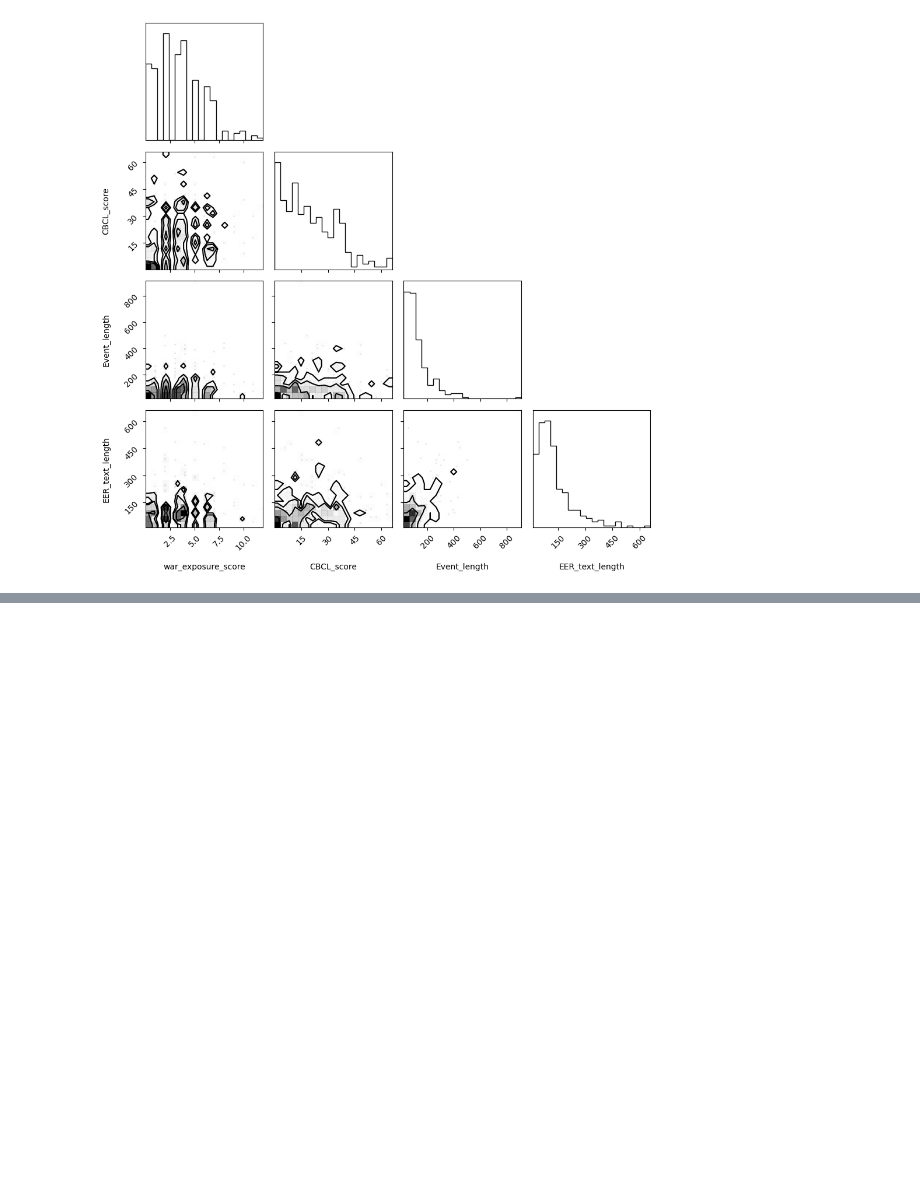
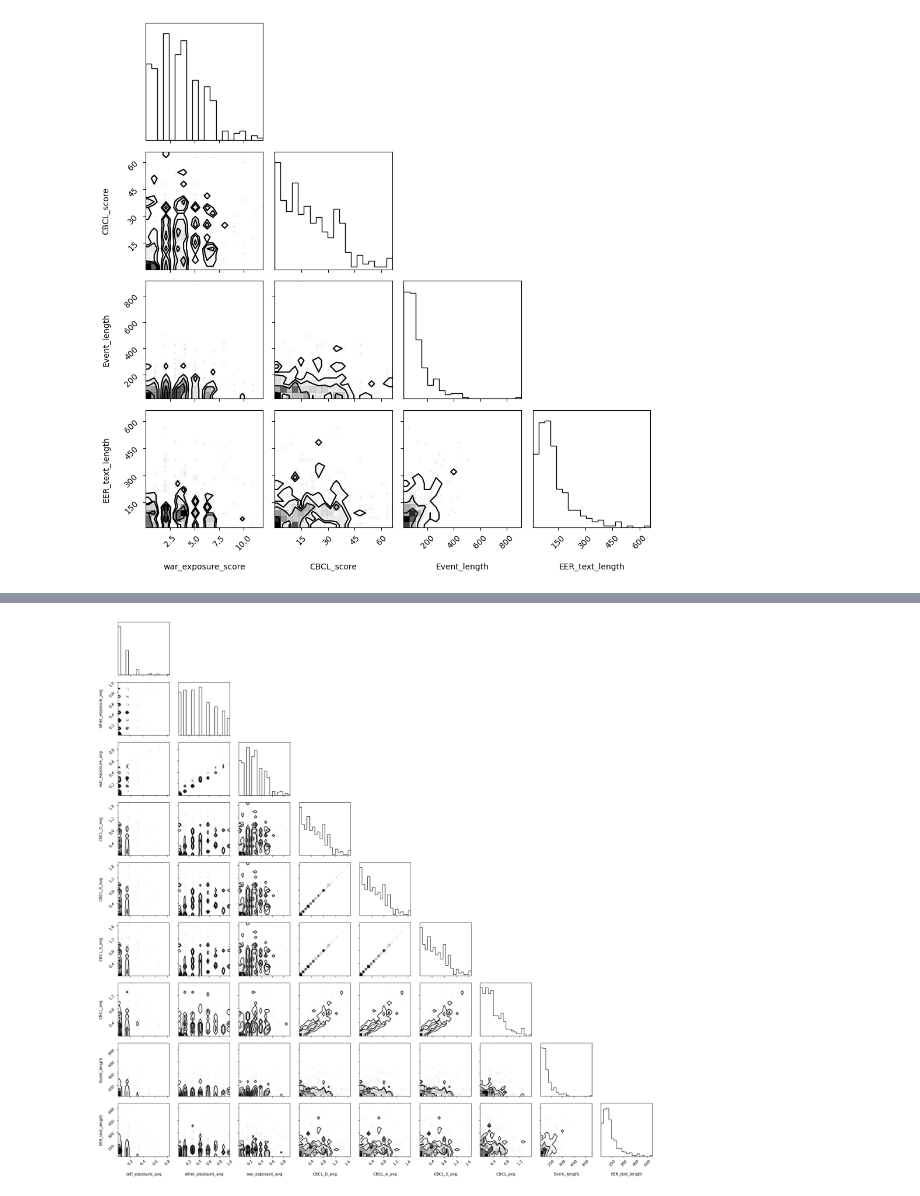
Before and after one commit to OfriA/AppliedProject52056, a Jupyter notebook: data/DataExploration.ipynb, the cells around one changed output, grey strips where cells are left out. Saved outputs shown, nothing was run; the diff lists cells and outputs as text; code cells hidden in the pictures; blank space fills up the shorter version.

```diff
--- a/data/DataExploration.ipynb
+++ b/data/DataExploration.ipynb
@@ -132,0 +161,4 @@ plt.show()
+# %%
+data['self_exposure_avg'] = np.mean(data[self_exposure_features], axis=1)
+data['other_exposure_avg'] = np.mean(data[other_exposure_features], axis=1)
+data['war_exposure_avg'] = np.mean(data[self_exposure_features + other_exposure_features], axis=1)
@@ -132,0 +181,5 @@ plt.show()
+# %%
+data['CBCL_D_avg'] = np.mean(data[CBCL_D_features], axis=1)
+data['CBCL_A_avg'] = np.mean(data[CBCL_D_features], axis=1)
+data['CBCL_S_avg'] = np.mean(data[CBCL_D_features], axis=1)
+data['CBCL_avg'] = np.mean(data[CBCL_features], axis=1)
@@ -132,0 +223,9 @@ plt.show()
+# %%
+data[['self_exposure_avg', 'other_exposure_avg', 'war_exposure_avg','CBCL_D_avg', 'CBCL_A_avg', 'CBCL_S_avg', 'CBCL_avg', 'Event_length', 'EER_text_length']]
+# Generate corner plot using ArviZ
+labels = data[['self_exposure_avg', 'other_exposure_avg', 'war_exposure_avg','CBCL_D_avg', 'CBCL_A_avg', 'CBCL_S_avg', 'CBCL_avg', 'Event_length', 'EER_text_length']].columns.tolist()  # Get column names as labels
+figure = corner.corner(data[['self_exposure_avg', 'other_exposure_avg', 'war_exposure_avg','CBCL_D_avg', 'CBCL_A_avg', 'CBCL_S_avg', 'CBCL_avg', 'Event_length', 'EER_text_length']].values, labels=labels, quiet = True)
+plt.tight_layout()
+plt.show()
+# %% [output]
+[figure, added]
```
Also changed, not shown: parts of 14 cells of this notebook.
